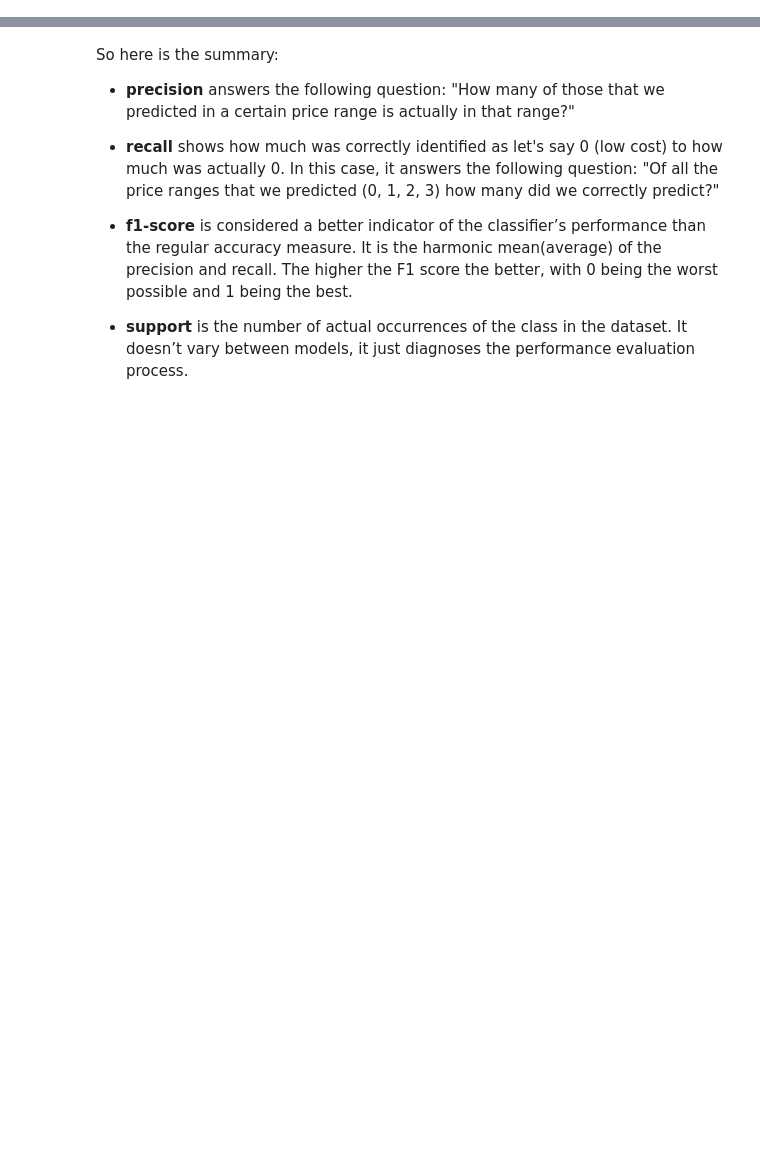
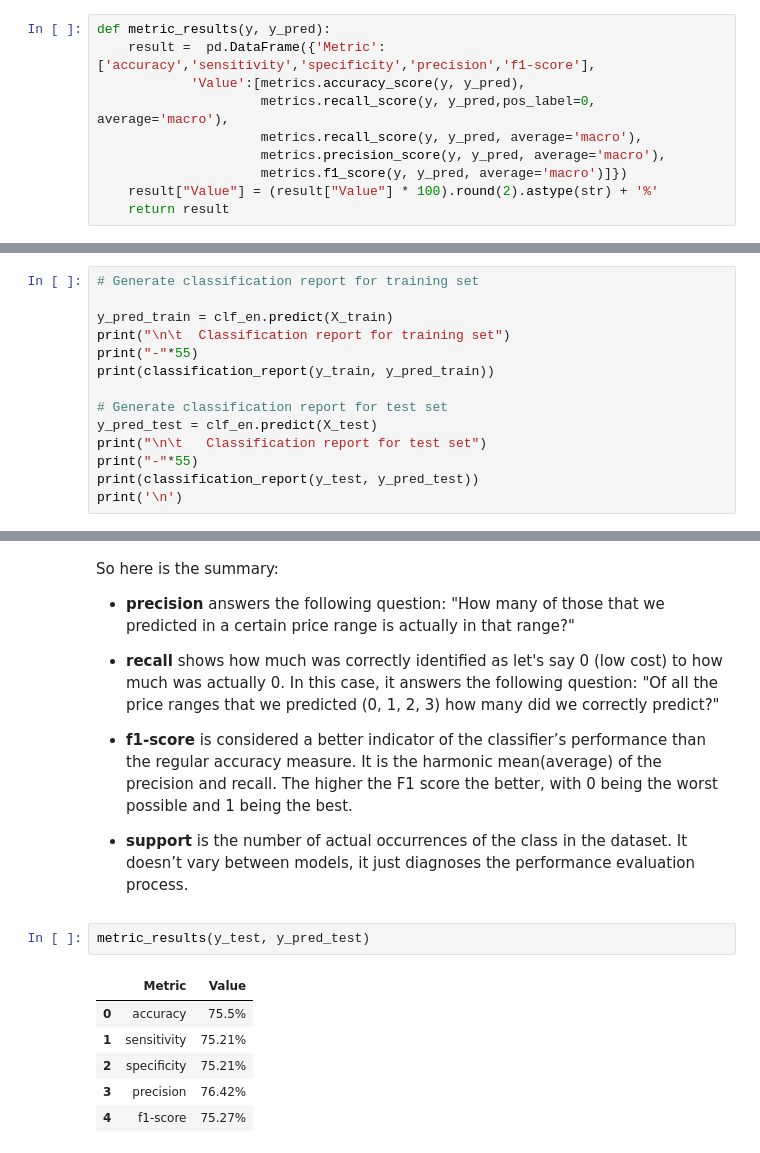
Before and after one commit to TatKhachatryan/Classification-Project, a Jupyter notebook: Mobile_Price_Classification.ipynb, the cells around one changed output, grey strips where cells are left out. Saved outputs shown, nothing was run; the diff lists cells and outputs as text; blank space fills up the shorter version.

```diff
--- a/Mobile_Price_Classification.ipynb
+++ b/Mobile_Price_Classification.ipynb
@@ -25,0 +29,10 @@ warnings.filterwarnings('ignore')
+# %%
+def metric_results(y, y_pred):
+    result =  pd.DataFrame({'Metric':['accuracy','sensitivity','specificity','precision','f1-score'],
+            'Value':[metrics.accuracy_score(y, y_pred),
+                     metrics.recall_score(y, y_pred,pos_label=0, average='macro'),
+                     metrics.recall_score(y, y_pred, average='macro'),
+                     metrics.precision_score(y, y_pred, average='macro'),
+                     metrics.f1_score(y, y_pred, average='macro')]})
+    result["Value"] = (result["Value"] * 100).round(2).astype(str) + '%'
+    return result
@@ -174,0 +173,14 @@ weighted avg       0.77      0.76      0.76       400
+# %%
+# Generate classification report for training set
+
+y_pred_train = clf_en.predict(X_train)
+print("\n\t  Classification report for training set")
+print("-"*55)
+print(classification_report(y_train, y_pred_train))
+
+# Generate classification report for test set
+y_pred_test = clf_en.predict(X_test)
+print("\n\t   Classification report for test set")
+print("-"*55)
+print(classification_report(y_test, y_pred_test))
+print('\n')
@@ -184,3 +214,12 @@ So here is the summary:
 *   **f1-score** is considered a better indicator of the classifier’s performance than the regular accuracy measure. It is the harmonic mean(average) of the precision and recall. The higher the F1 score the better, with 0 being the worst possible and 1 being the best.
 
 *   **support** is the number of actual occurrences of the class in the dataset. It doesn’t vary between models, it just diagnoses the performance evaluation process.
+# %%
+metric_results(y_test, y_pred_test)
+# %% [output]
+|  | Metric | Value |
+| 0 | accuracy | 75.5% |
+| 1 | sensitivity | 75.21% |
+| 2 | specificity | 75.21% |
+| 3 | precision | 76.42% |
+| 4 | f1-score | 75.27% |
```
Also changed, not shown: parts of 18 cells of this notebook.
